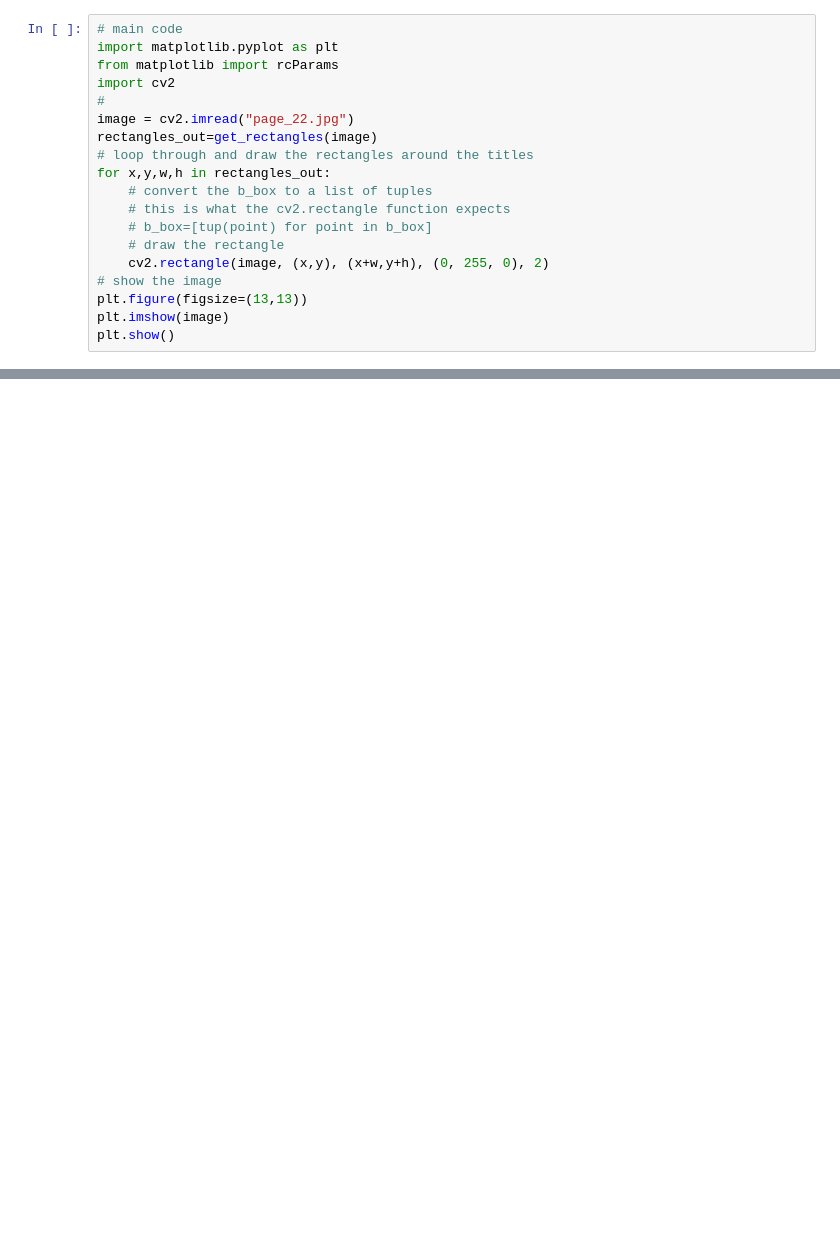
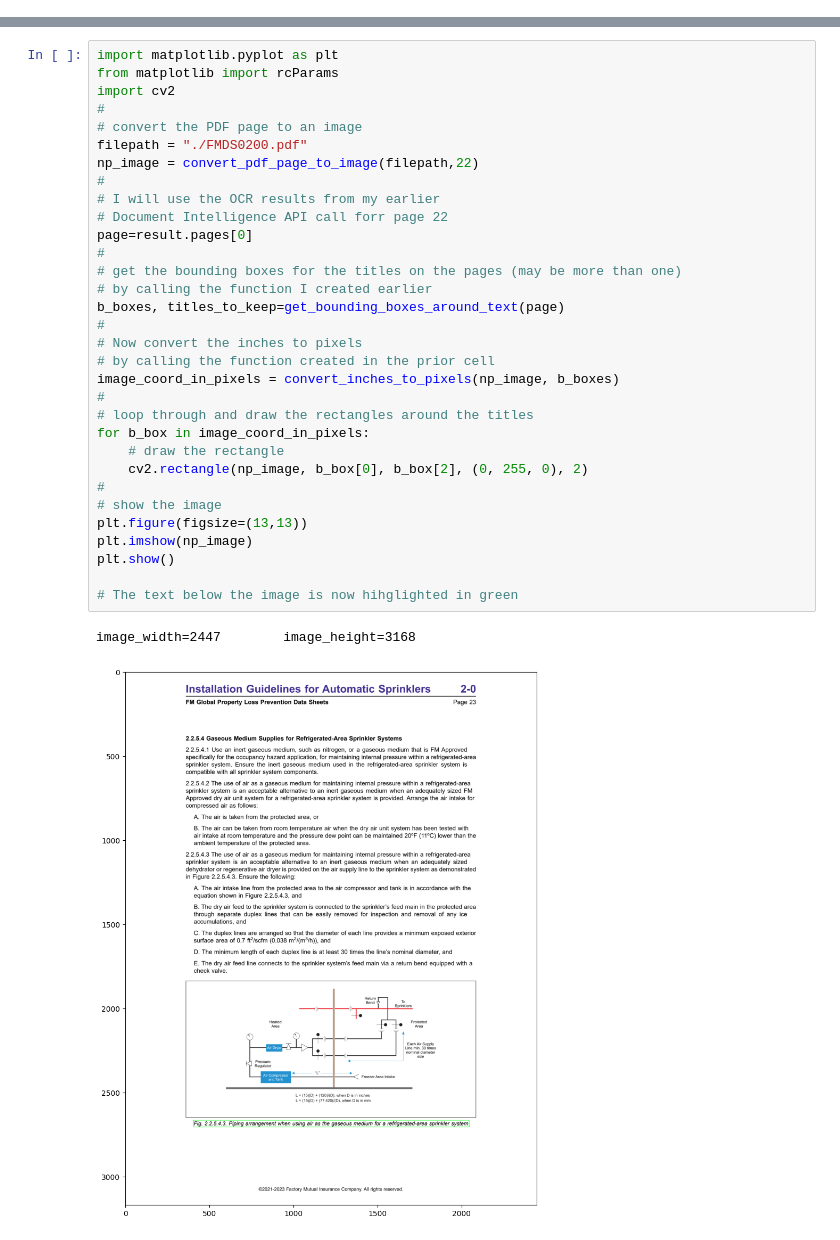
Before and after one commit to wawilk/GetTextAndImagesFromPDF, a Jupyter notebook: GetImages.ipynb, the cells around one changed output, grey strips where cells are left out. Cells and saved outputs as stored; diff of their text form; blank space fills up the shorter version.

```diff
--- a/GetImages.ipynb
+++ b/GetImages.ipynb
@@ -339,19 +0,0 @@ image_width=2447        image_height=3168
-# %%
-# main code
-import matplotlib.pyplot as plt
-from matplotlib import rcParams
-import cv2
-#
-image = cv2.imread("page_22.jpg")
-rectangles_out=get_rectangles(image)
-# loop through and draw the rectangles around the titles
-for x,y,w,h in rectangles_out:
-    # convert the b_box to a list of tuples
-    # this is what the cv2.rectangle function expects
-    # b_box=[tup(point) for point in b_box]
-    # draw the rectangle
-    cv2.rectangle(image, (x,y), (x+w,y+h), (0, 255, 0), 2)
-# show the image
-plt.figure(figsize=(13,13))
-plt.imshow(image)
-plt.show()
@@ -482,0 +371,35 @@ image_width=2447        image_height=3168
+# %%
+import matplotlib.pyplot as plt
+from matplotlib import rcParams
+import cv2
+#
+# convert the PDF page to an image
+filepath = "./FMDS0200.pdf"
+np_image = convert_pdf_page_to_image(filepath,22)
+#
+# I will use the OCR results from my earlier
+# Document Intelligence API call forr page 22
+page=result.pages[0]
+#
+# get the bounding boxes for the titles on the pages (may be more than one)
+# by calling the function I created earlier
+b_boxes, titles_to_keep=get_bounding_boxes_around_text(page)
+#
+# Now convert the inches to pixels
+# by calling the function created in the prior cell
+image_coord_in_pixels = convert_inches_to_pixels(np_image, b_boxes)
+#
+# loop through and draw the rectangles around the titles
+for b_box in image_coord_in_pixels:
+    # draw the rectangle
+    cv2.rectangle(np_image, b_box[0], b_box[2], (0, 255, 0), 2)
+#
+# show the image
+plt.figure(figsize=(13,13))
+plt.imshow(np_image)
+plt.show()
+
+# The text below the image is now hihglighted in green
+# %% [output]
+image_width=2447        image_height=3168
+[figure, added]
```
Also changed, not shown: parts of 43 cells of this notebook, 10 other files.
